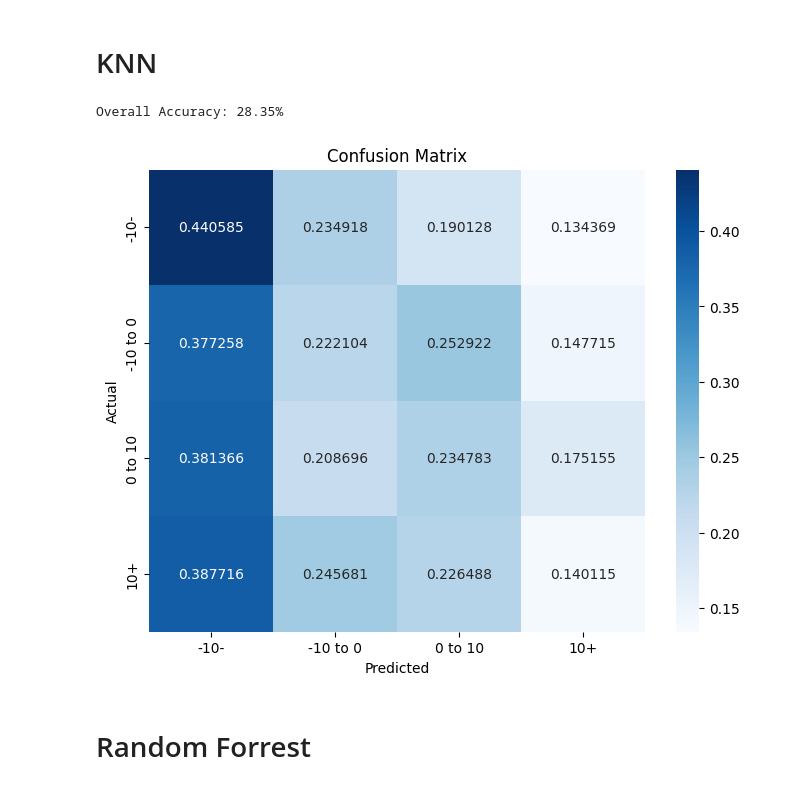
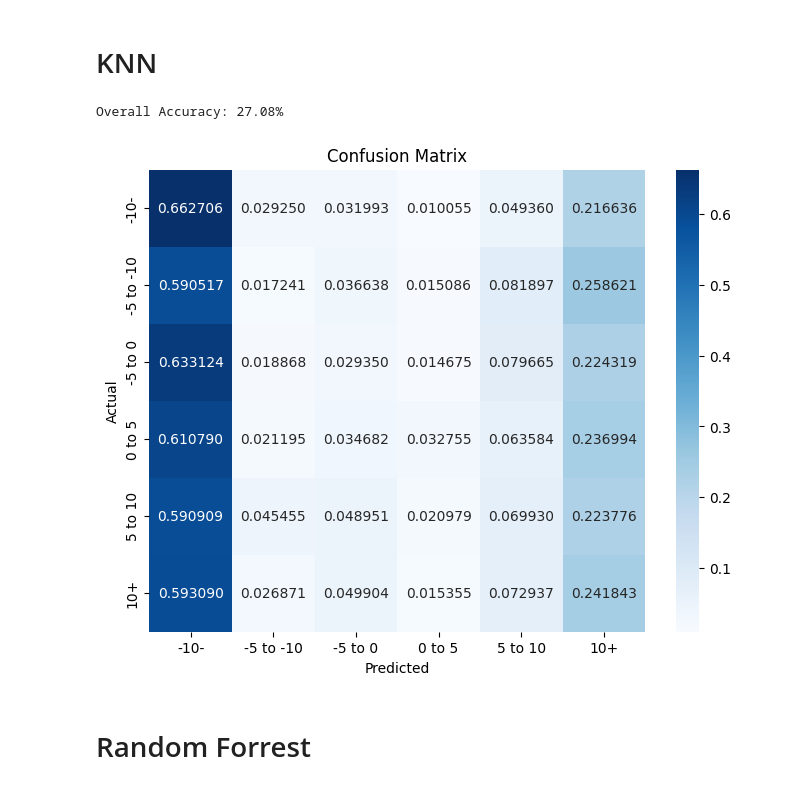
Before and after one commit to OrestisStefanou/InvestorAPI, a Jupyter notebook: analytics/machine_learning/price_prediction_with_fundamentals/notebooks/modelling_v5.ipynb, the cells around one changed output. Cells and saved outputs as stored; diff of their text form; code cells hidden in the pictures.

```diff
--- a/analytics/machine_learning/price_prediction_with_fundamentals/notebooks/modelling_v5.ipynb
+++ b/analytics/machine_learning/price_prediction_with_fundamentals/notebooks/modelling_v5.ipynb
@@ -140,9 +140,9 @@ from sklearn.neighbors import KNeighborsClassifier
 dataset = utils.get_features(features_categories=['arctan_pct_change'], target='price_pct_change_next_three_months')
 
 # Create categorical target
-bins = [-float('inf'), -0.10, 0, 0.10, float('inf')]
-label_mapping = {0: '-10-', 1: '-10 to 0', 2: '0 to 10', 3: '10+'}
-labels = ['-10-', '-10 to 0', '0 to 10', '10+']
+bins = [-float('inf'), -0.10, -0.05, 0, 0.05, 0.10, float('inf')]
+labels = ['-10-', '-5 to -10', '-5 to 0', '0 to 5', '5 to 10', '10+']
+label_mapping = {0: '-10-', 1: '-5 to -10', 2: '-5 to 0', 3: '0 to 5', 4: '5 to 10', 5: '10+'}
 
 dataset['next_three_months_pct_change_range'] = pd.cut(
     dataset['price_pct_change_next_three_months'],
@@ -151,12 +151,12 @@ dataset['next_three_months_pct_change_range'] = pd.cut(
     right=False
 )
 
-# dataset['last_three_months_pct_change_range'] = pd.cut(
-#     dataset['price_pct_change_three_months'],
-#     bins=bins,
-#     labels=labels,
-#     right=False
-# )
+dataset['last_three_months_pct_change_range'] = pd.cut(
+    dataset['price_pct_change_three_months'],
+    bins=bins,
+    labels=labels,
+    right=False
+)
 
 train_set, test_set = utils.split_data_to_train_and_test(
     df=dataset,
@@ -173,36 +173,36 @@ y_test = test_set[target_col]
 X_test = test_set.drop(cols_to_drop, axis=1)
 
 column_transformer = make_column_transformer(
     (
-        OneHotEncoder(), ['sector',]
+        OneHotEncoder(), ['sector', 'last_three_months_pct_change_range']
     ),
     remainder='passthrough'
 )
 
 knn_classifier = make_pipeline(
     column_transformer,
     KNeighborsClassifier(weights='uniform', n_neighbors=15)
 )
 
 knn_classifier.fit(X_train, y_train)
 y_pred_knn = knn_classifier.predict(X_test)
 
 accuracy = accuracy_score(y_test, y_pred_knn)
 print(f"Overall Accuracy: {accuracy:.2%}")
 
 # Plot the confusion matrix
 conf_matrix = confusion_matrix(y_test, y_pred_knn, labels=labels, normalize='true')
 
 # Plot confusion matrix using seaborn
 plt.figure(figsize=(8, 6))
 sns.heatmap(conf_matrix, annot=True, fmt='f', cmap='Blues', xticklabels=labels, yticklabels=labels)
 plt.title('Confusion Matrix')
 plt.xlabel('Predicted')
 plt.ylabel('Actual')
 plt.show()
 # %% [output]
-Overall Accuracy: 28.35%
+Overall Accuracy: 27.08%
-[figure, old version]
+[figure, new version]
 # %% [markdown]
 # Random Forrest
 # %%
```
Also changed, not shown: parts of 2 cells of this notebook, 2 other files.
